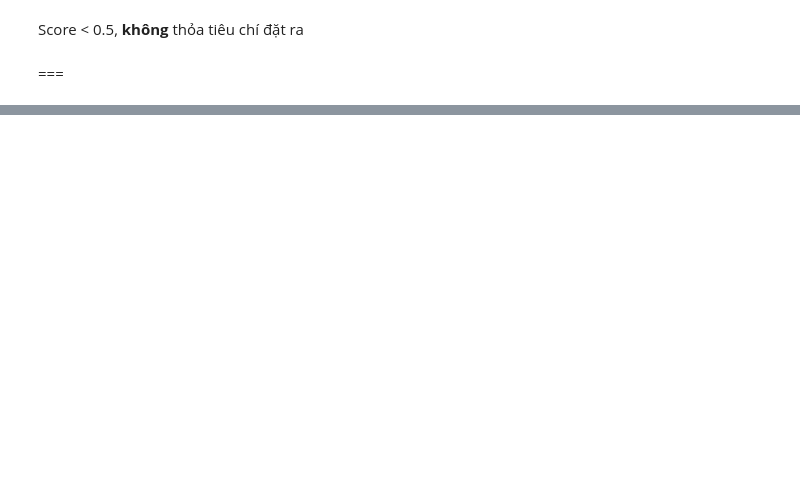
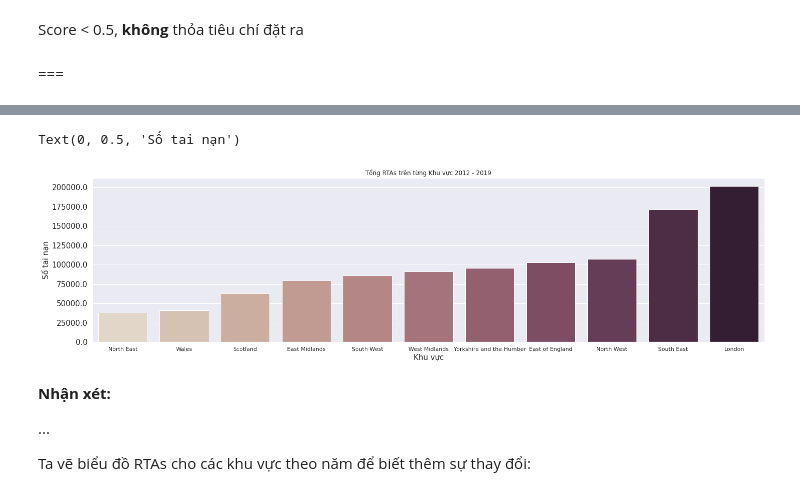
Before and after one commit to nguyenkhangme/Road-Traffic-Statistics-UK-Data-Analytics-Project, a Jupyter notebook: Main.ipynb, the cells around one changed output, grey strips where cells are left out. Drawn from its saved outputs; the diff is of its cells as text; code cells hidden in the pictures; blank space fills up the shorter version.

```diff
--- a/Main.ipynb
+++ b/Main.ipynb
@@ -166,6 +199,6 @@ sns.set_theme()
 # %% [markdown]
 Đầu tiên ta sẽ đọc file dữ liệu vào DataFrame sau đó sẽ khám phá dữ liệu
 # %%
-items_df = read_ods('data/a4360ffb-8320-4178-9adf-bcd92f5870b5.ods', 'Regions - By severity')
+items_df = read_ods('/content/a4360ffb-8320-4178-9adf-bcd92f5870b5.ods', 'Regions - By severity')
 # %%
 items_df.head(3)
@@ -552,0 +741,21 @@ items_df_preprocessed
+# %%
+df_sum = items_df_preprocessed.groupby('Region')['Accidents'].agg(sum)
+df_sum = df_sum.rename_axis('Region').reset_index(name='Accidents')
+df_sum = df_sum.sort_values(by = ['Accidents'], ascending=True)
+plt.figure(figsize=(24,6))
+sns.set(font_scale = 1.0)
+g = sns.barplot(data = df_sum, x = 'Region', y = 'Accidents', palette="ch:.25")
+g.set_title("Tổng RTAs trên từng Khu vực 2012 - 2019")
+sns.set(font_scale = 1.5)
+g.set_yticklabels(g.get_yticks(), size = 15)
+g.set_xlabel('Khu vực', fontsize = '15')
+g.set_ylabel('Số tai nạn', fontsize = '15')
+# %% [output]
+Text(0, 0.5, 'Số tai nạn')
+[figure, added]
+# %% [markdown]
+**Nhận xét:**
+
+...
+
+Ta vẽ biểu đồ RTAs cho các khu vực theo năm để biết thêm sự thay đổi:
```
Also changed, not shown: parts of 80 cells of this notebook.
